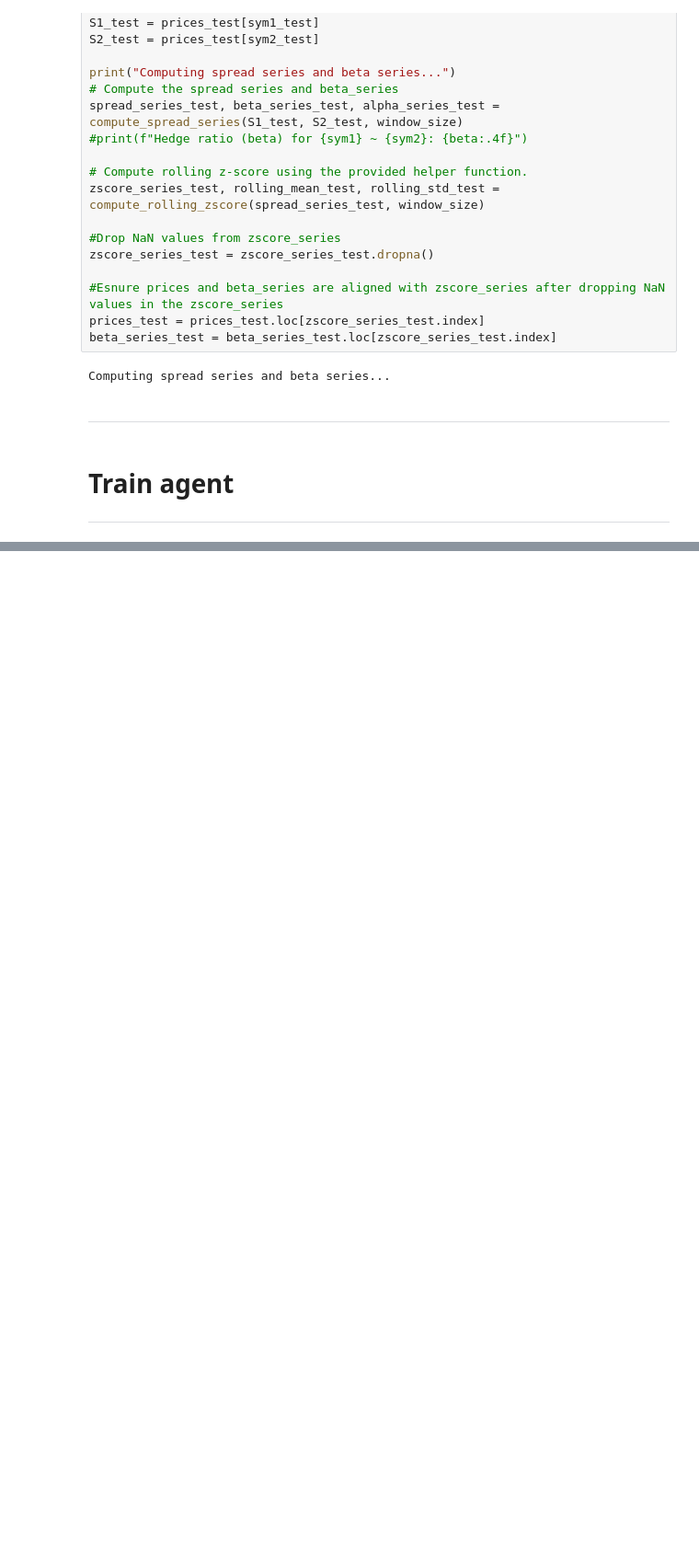
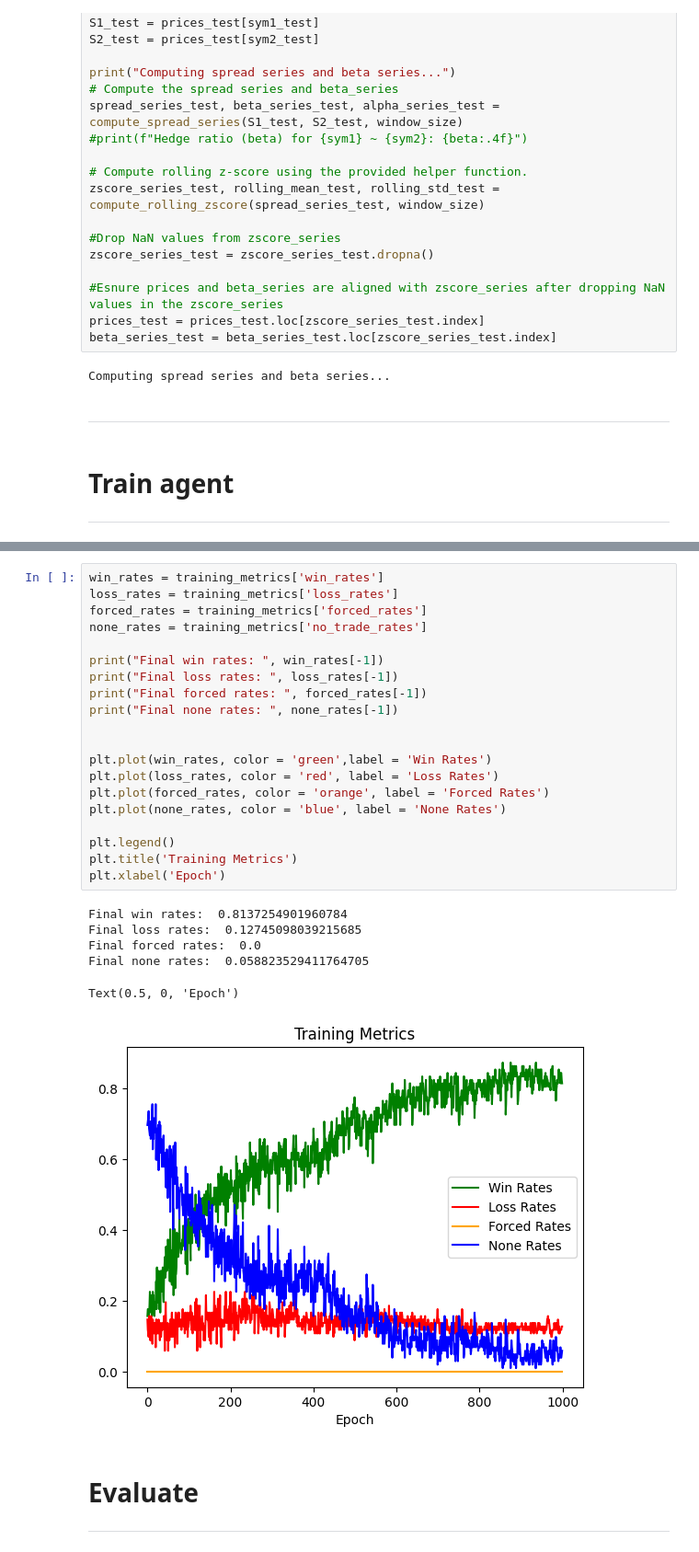
Before and after one commit to alexandrosdp/PairsTrading, a Jupyter notebook: deep_q_learning_improved.ipynb, the cells around one changed output, grey strips where cells are left out. Shown: that part at 92% size. Drawn from its saved outputs; the diff is of its cells as text; blank space fills up the shorter version.

```diff
--- a/deep_q_learning_improved.ipynb
+++ b/deep_q_learning_improved.ipynb
@@ -216,2 +216,32 @@ plt.show()
+# %%
+win_rates = training_metrics['win_rates']
+loss_rates = training_metrics['loss_rates']
+forced_rates = training_metrics['forced_rates']
+none_rates = training_metrics['no_trade_rates']
+
+print("Final win rates: ", win_rates[-1])
+print("Final loss rates: ", loss_rates[-1])
+print("Final forced rates: ", forced_rates[-1])
+print("Final none rates: ", none_rates[-1])
+
+
+plt.plot(win_rates, color = 'green',label = 'Win Rates')
+plt.plot(loss_rates, color = 'red', label = 'Loss Rates')
+plt.plot(forced_rates, color = 'orange', label = 'Forced Rates')
+plt.plot(none_rates, color = 'blue', label = 'None Rates')
+
+plt.legend()
+plt.title('Training Metrics')
+plt.xlabel('Epoch')
+# %% [output]
+Final win rates:  0.8137254901960784
+Final loss rates:  0.12745098039215685
+Final forced rates:  0.0
+Final none rates:  0.058823529411764705
+Text(0.5, 0, 'Epoch')
+[figure, added]
+# %% [markdown]
+# Evaluate
+---
 # %%
 #Recreate the model and load the saved state_dict
```
Also changed, not shown: parts of 9 cells of this notebook, 12 other files.
